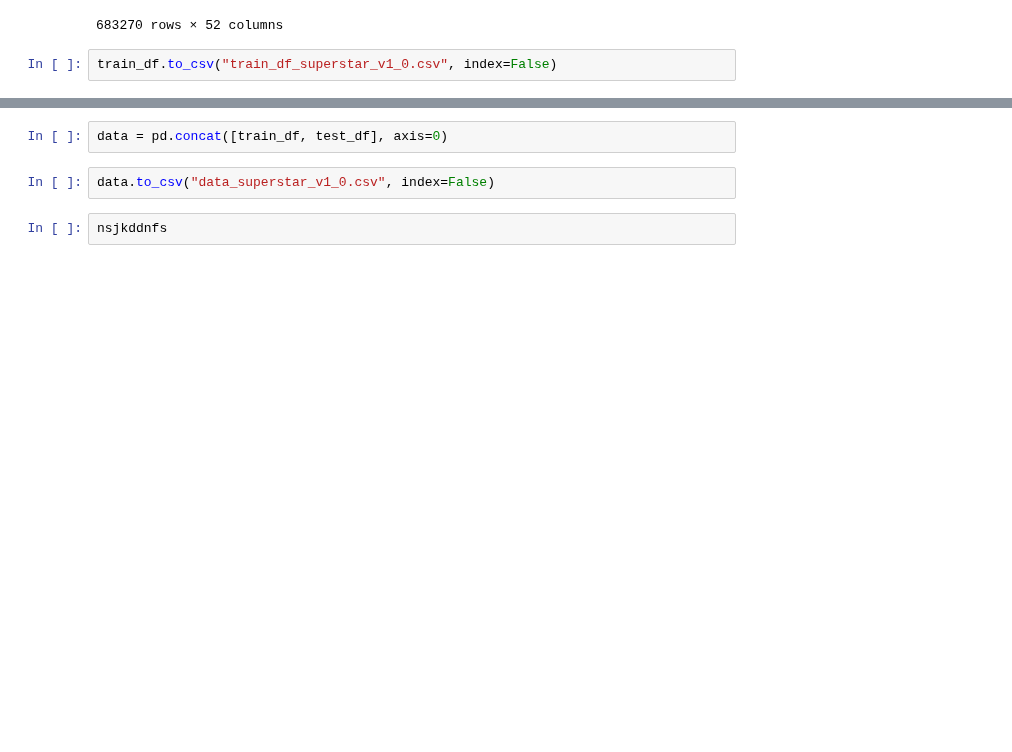
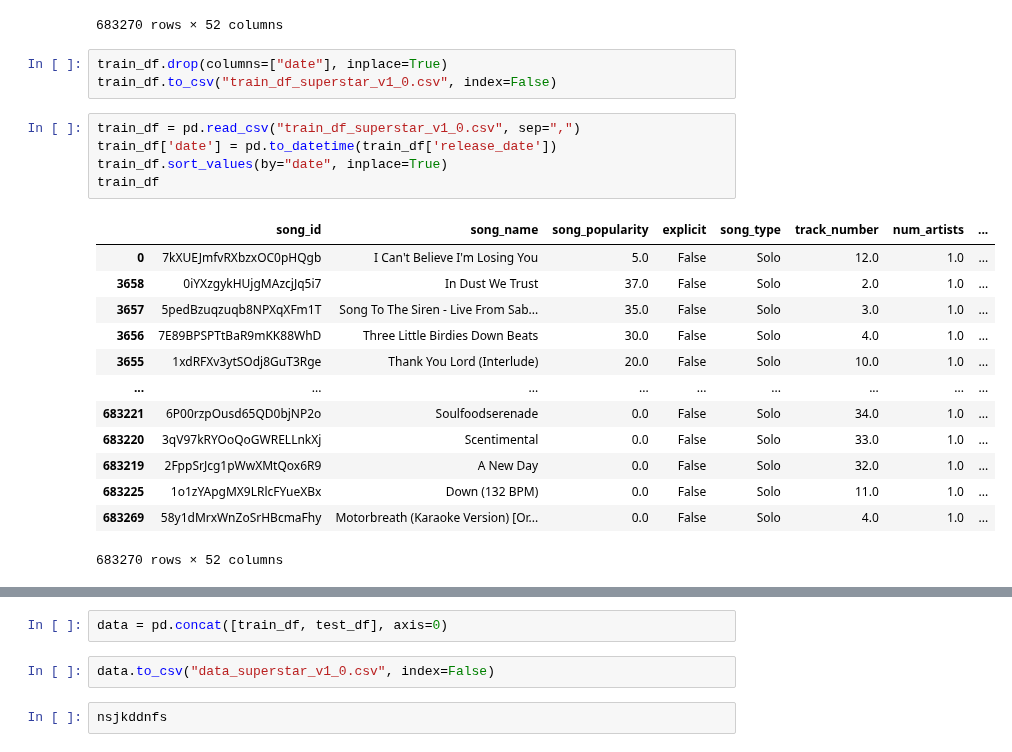
Before and after one commit to l4vd/Ba_first_tries, a Jupyter notebook: models/Original_MLP/Compute_superstarvar.ipynb, the cells around one changed output, grey strips where cells are left out. Saved outputs shown, nothing was run; the diff lists cells and outputs as text; blank space fills up the shorter version.

```diff
--- a/models/Original_MLP/Compute_superstarvar.ipynb
+++ b/models/Original_MLP/Compute_superstarvar.ipynb
@@ -393,4 +414,24 @@ train_df
 | 683269 | 58y1dMrxWnZoSrHBcmaFhy | Motorbreath (Karaoke Version) [Or... | 0.0 | False | Solo | 4.0 | 1.0 | ... |
 683270 rows × 52 columns
 # %%
+train_df.drop(columns=["date"], inplace=True)
 train_df.to_csv("train_df_superstar_v1_0.csv", index=False)
+# %%
+train_df = pd.read_csv("train_df_superstar_v1_0.csv", sep=",")
+train_df['date'] = pd.to_datetime(train_df['release_date'])
+train_df.sort_values(by="date", inplace=True)
+train_df
+# %% [output]
+|  | song_id | song_name | song_popularity | explicit | song_type | track_number | num_artists | ... |
+| 0 | 7kXUEJmfvRXbzxOC0pHQgb | I Can't Believe I'm Losing You | 5.0 | False | Solo | 12.0 | 1.0 | ... |
+| 3658 | 0iYXzgykHUjgMAzcjJq5i7 | In Dust We Trust | 37.0 | False | Solo | 2.0 | 1.0 | ... |
+| 3657 | 5pedBzuqzuqb8NPXqXFm1T | Song To The Siren - Live From Sab... | 35.0 | False | Solo | 3.0 | 1.0 | ... |
+| 3656 | 7E89BPSPTtBaR9mKK88WhD | Three Little Birdies Down Beats | 30.0 | False | Solo | 4.0 | 1.0 | ... |
+| 3655 | 1xdRFXv3ytSOdj8GuT3Rge | Thank You Lord (Interlude) | 20.0 | False | Solo | 10.0 | 1.0 | ... |
+| ... | ... | ... | ... | ... | ... | ... | ... | ... |
+| 683221 | 6P00rzpOusd65QD0bjNP2o | Soulfoodserenade | 0.0 | False | Solo | 34.0 | 1.0 | ... |
+| 683220 | 3qV97kRYOoQoGWRELLnkXj | Scentimental | 0.0 | False | Solo | 33.0 | 1.0 | ... |
+| 683219 | 2FppSrJcg1pWwXMtQox6R9 | A New Day | 0.0 | False | Solo | 32.0 | 1.0 | ... |
+| 683225 | 1o1zYApgMX9LRlcFYueXBx | Down (132 BPM) | 0.0 | False | Solo | 11.0 | 1.0 | ... |
+| 683269 | 58y1dMrxWnZoSrHBcmaFhy | Motorbreath (Karaoke Version) [Or... | 0.0 | False | Solo | 4.0 | 1.0 | ... |
+683270 rows × 52 columns
```
Also changed, not shown: parts of 9 cells of this notebook.
